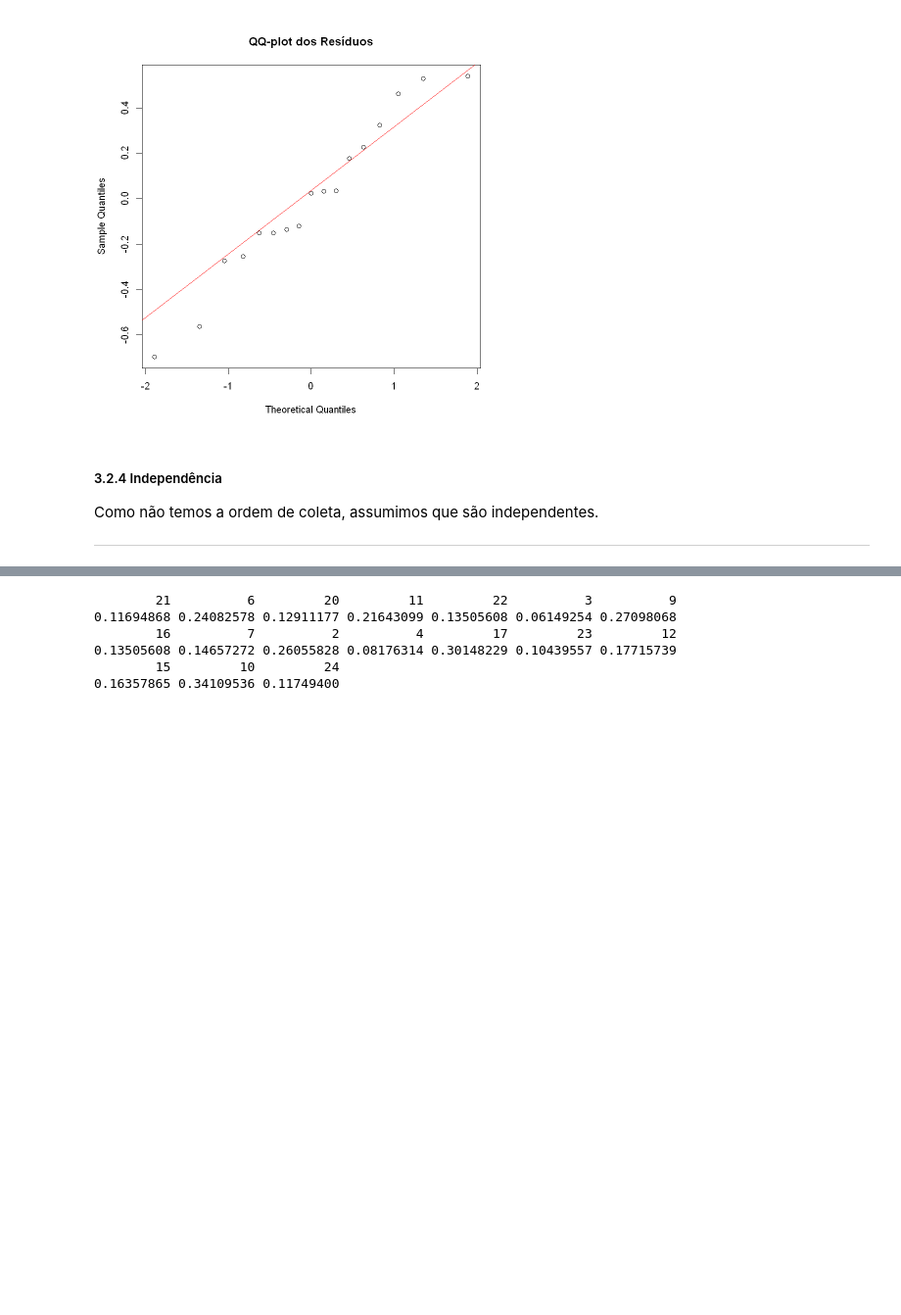
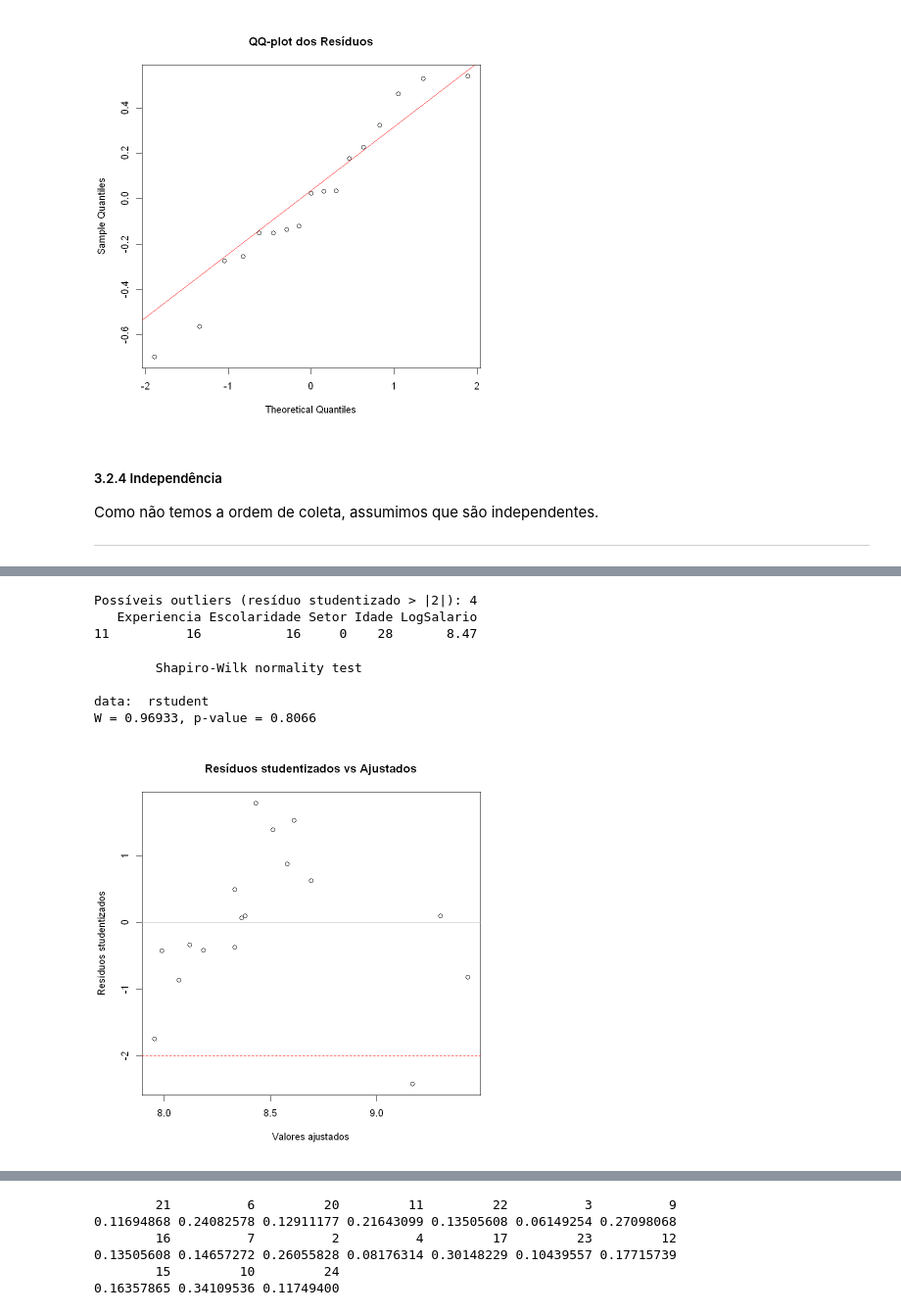
Before and after one commit to Marcehlin/Atividades-2026_1, a Jupyter notebook: Regressao/Regressao atividade 3/(N)Regressao atividade 3.ipynb, the cells around one changed output, grey strips where cells are left out. Shown at 98% size. Cells and saved outputs as stored; diff of their text form; code cells hidden in the pictures; blank space fills up the shorter version.

```diff
--- a/Regressao/Regressao atividade 3/(N)Regressao atividade 3.ipynb
+++ b/Regressao/Regressao atividade 3/(N)Regressao atividade 3.ipynb
@@ -662 +689,31 @@ Como não temos a ordem de coleta, assumimos que são independentes.
+# %%
+# Adicione após o modelo ajustado (logo após 3.1)
+# Resíduos studentizados (jackknife)
+rstudent <- rstudent(modelo)
+
+# Gráfico
+plot(fitted(modelo), rstudent,
+     xlab = "Valores ajustados", ylab = "Resíduos studentizados",
+     main = "Resíduos studentizados vs Ajustados")
+abline(h = c(-2, 0, 2), lty = c(2,1,2), col = c("red","gray","red"))
+
+# Identificar possíveis outliers (|rstudent| > 2)
+outliers <- which(abs(rstudent) > 2)
+if(length(outliers) > 0) {
+  cat("Possíveis outliers (resíduo studentizado > |2|):", outliers, "\n")
+  print(dados[outliers, ])
+} else {
+  cat("Nenhum outlier grave detectado.\n")
+}
+# Teste de normalidade (Shapiro-Wilk) sobre rstudent – mais adequado
+shapiro.test(rstudent)  # valor-p deve ser > 0.05
+# %% [output]
+Possíveis outliers (resíduo studentizado > |2|): 4
+   Experiencia Escolaridade Setor Idade LogSalario
+11          16           16     0    28       8.47
+        Shapiro-Wilk normality test
+
+data:  rstudent
+W = 0.96933, p-value = 0.8066
+[figure, added]
 # %% [markdown]
```
Also changed, not shown: parts of 13 cells of this notebook, 6 other files.
